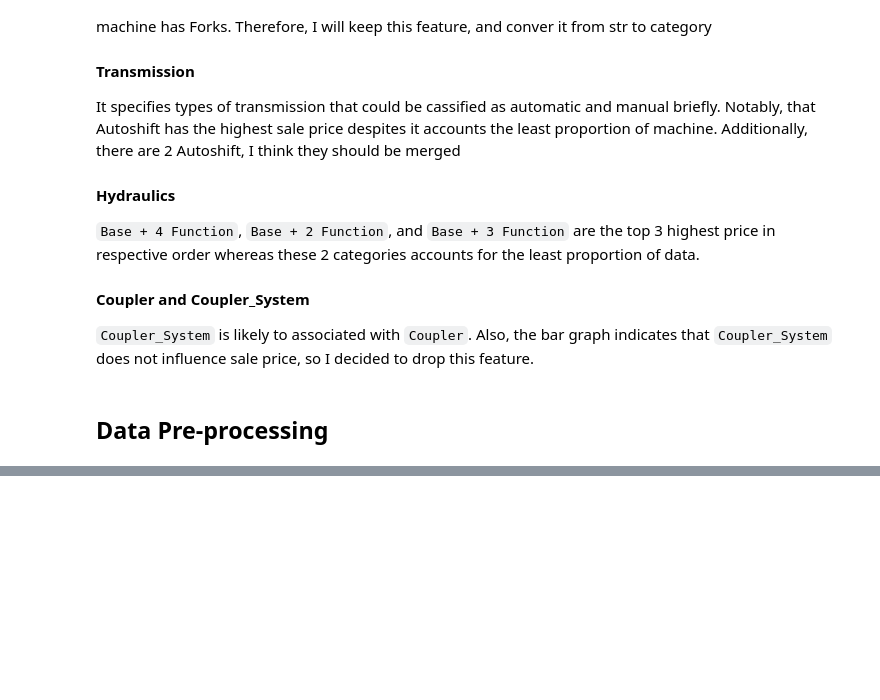
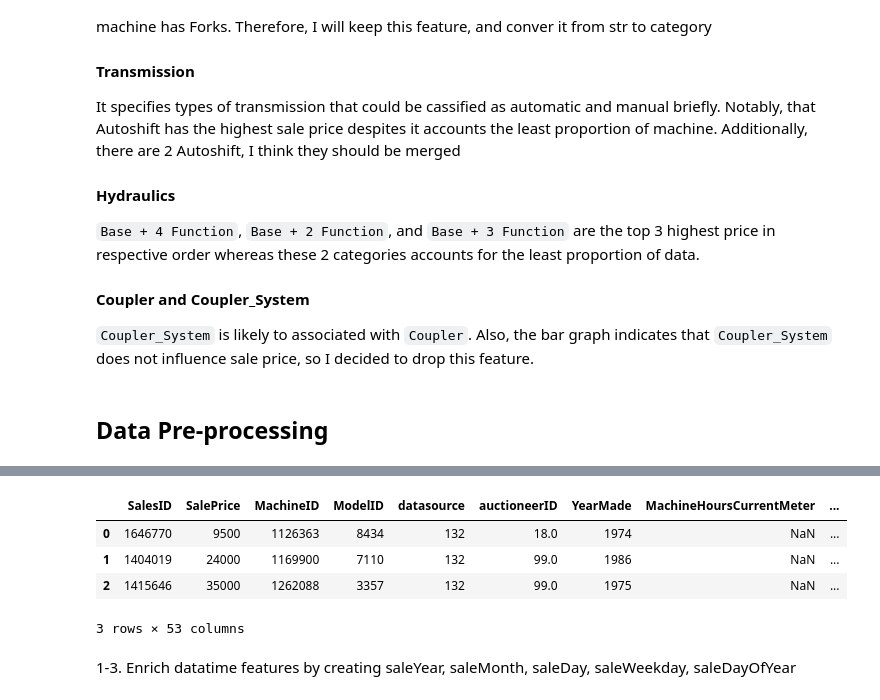
Before and after one commit to Eleanor-git/Regression_Bulldozer, a Jupyter notebook: Bulldozer_price_regression.ipynb, the cells around one changed output, grey strips where cells are left out. Drawn from its saved outputs; the diff is of its cells as text; code cells hidden in the pictures; blank space fills up the shorter version.

```diff
--- a/Bulldozer_price_regression.ipynb
+++ b/Bulldozer_price_regression.ipynb
@@ -472,2 +522,3 @@ Additionally, there are 2 Autoshift, I think they should be merged
 # %%
-train_df.sort_values(by = ['saledate'])
+# firstly, we keep the original file by copying it to a new dataframe
+df = train_df.copy()
@@ -488,3 +530,12 @@ train_df.sort_values(by = ['saledate'])
 # %%
-train_df['saledate'] = pd.to_datetime(test_df['saledate'])
-train_df['saledate']
+df['saledate'] = pd.to_datetime(df['saledate'])
+df.sort_values(by = "saledate",
+               ignore_index=True,
+              inplace = True)
+df.head(3)
+# %% [output]
+|  | SalesID | SalePrice | MachineID | ModelID | datasource | auctioneerID | YearMade | MachineHoursCurrentMeter | ... |
+| 0 | 1646770 | 9500 | 1126363 | 8434 | 132 | 18.0 | 1974 | NaN | ... |
+| 1 | 1404019 | 24000 | 1169900 | 7110 | 132 | 99.0 | 1986 | NaN | ... |
+| 2 | 1415646 | 35000 | 1262088 | 3357 | 132 | 99.0 | 1975 | NaN | ... |
+3 rows × 53 columns
@@ -495,0 +542,2 @@ train_df[train_df['ModelID'] == 5857]['YearMade']
+# %% [markdown]
+1-3. Enrich datatime features by creating saleYear, saleMonth, saleDay, saleWeekday, saleDayOfYear
```
Also changed, not shown: parts of 31 cells of this notebook.
